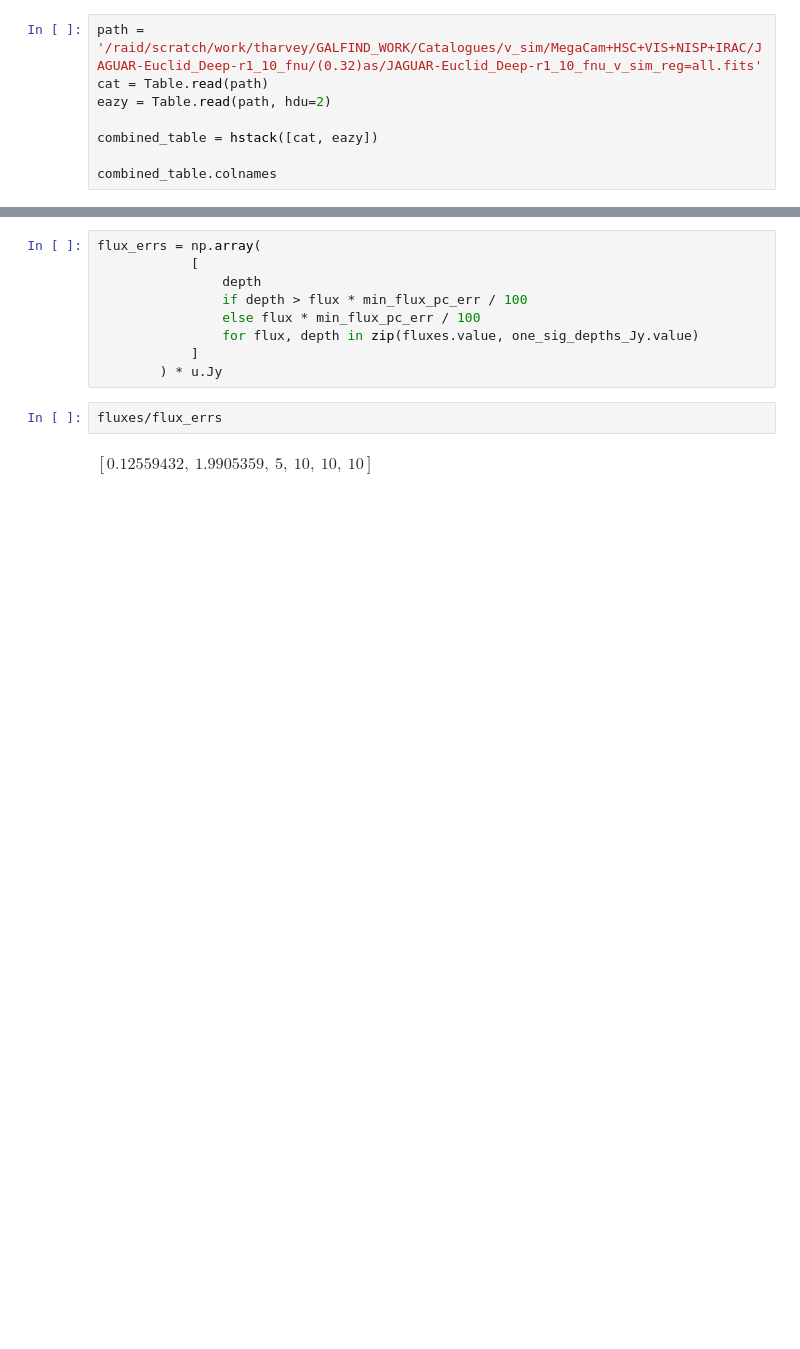
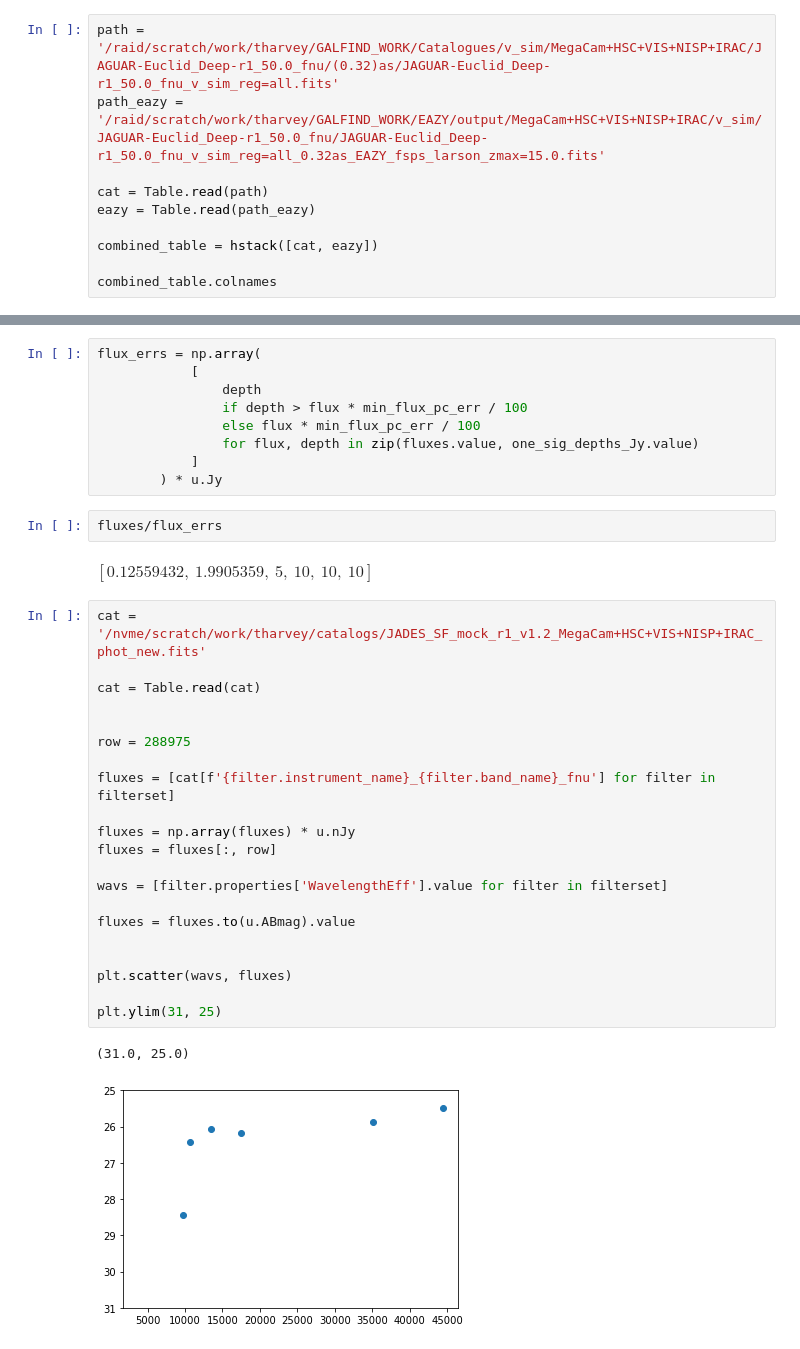
Before and after one commit to duncanaustin98/galfind, a Jupyter notebook: examples/jag_euclid_deep_sim.ipynb, the cells around one changed output, grey strips where cells are left out. Drawn from its saved outputs; the diff is of its cells as text; blank space fills up the shorter version.

Commit message:
EAZY filter file fix

```diff
--- a/examples/jag_euclid_deep_sim.ipynb
+++ b/examples/jag_euclid_deep_sim.ipynb
@@ -336,9 +336,11 @@ def write_filter_file(self, filterset: Multiple_Filter, filter_file: str) -> NoR
 # %%
 write_filter_file('', filterset, 'filters.dat')
 # %%
-path = '/raid/scratch/work/tharvey/GALFIND_WORK/Catalogues/v_sim/MegaCam+HSC+VIS+NISP+IRAC/JAGUAR-Euclid_Deep-r1_10_fnu/(0.32)as/JAGUAR-Euclid_Deep-r1_10_fnu_v_sim_reg=all.fits'
+path = '/raid/scratch/work/tharvey/GALFIND_WORK/Catalogues/v_sim/MegaCam+HSC+VIS+NISP+IRAC/JAGUAR-Euclid_Deep-r1_50.0_fnu/(0.32)as/JAGUAR-Euclid_Deep-r1_50.0_fnu_v_sim_reg=all.fits'
+path_eazy = '/raid/scratch/work/tharvey/GALFIND_WORK/EAZY/output/MegaCam+HSC+VIS+NISP+IRAC/v_sim/JAGUAR-Euclid_Deep-r1_50.0_fnu/JAGUAR-Euclid_Deep-r1_50.0_fnu_v_sim_reg=all_0.32as_EAZY_fsps_larson_zmax=15.0.fits'
+
 cat = Table.read(path)
-eazy = Table.read(path, hdu=2)
+eazy = Table.read(path_eazy)
 
 combined_table = hstack([cat, eazy])
 
@@ -483,3 +492,27 @@ flux_errs = np.array(
 fluxes/flux_errs
 # %% [output]
 $[0.12559432,~1.9905359,~5,~10,~10,~10] \; \mathrm{}$
+# %%
+cat = '/nvme/scratch/work/tharvey/catalogs/JADES_SF_mock_r1_v1.2_MegaCam+HSC+VIS+NISP+IRAC_phot_new.fits'
+
+cat = Table.read(cat)
+
+
+row = 288975
+
+fluxes = [cat[f'{filter.instrument_name}_{filter.band_name}_fnu'] for filter in filterset]
+
+fluxes = np.array(fluxes) * u.nJy
+fluxes = fluxes[:, row]
+
+wavs = [filter.properties['WavelengthEff'].value for filter in filterset]
+
+fluxes = fluxes.to(u.ABmag).value
+
+
+plt.scatter(wavs, fluxes)
+
+plt.ylim(31, 25)
+# %% [output]
+(31.0, 25.0)
+[figure, added]
```
Also changed, not shown: parts of 2 cells of this notebook, 5 other files.
